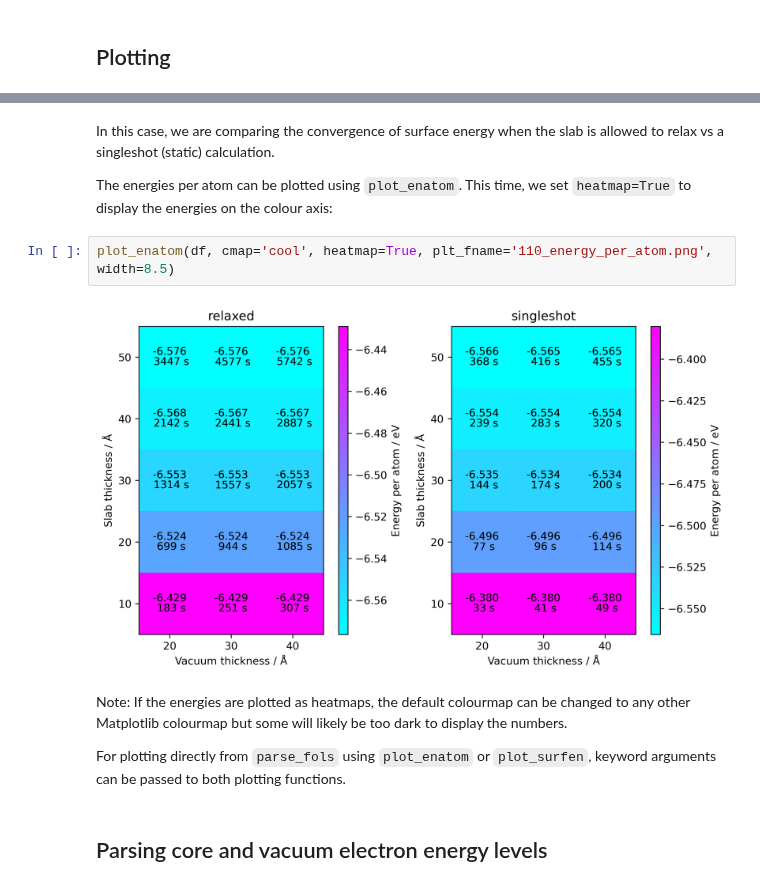
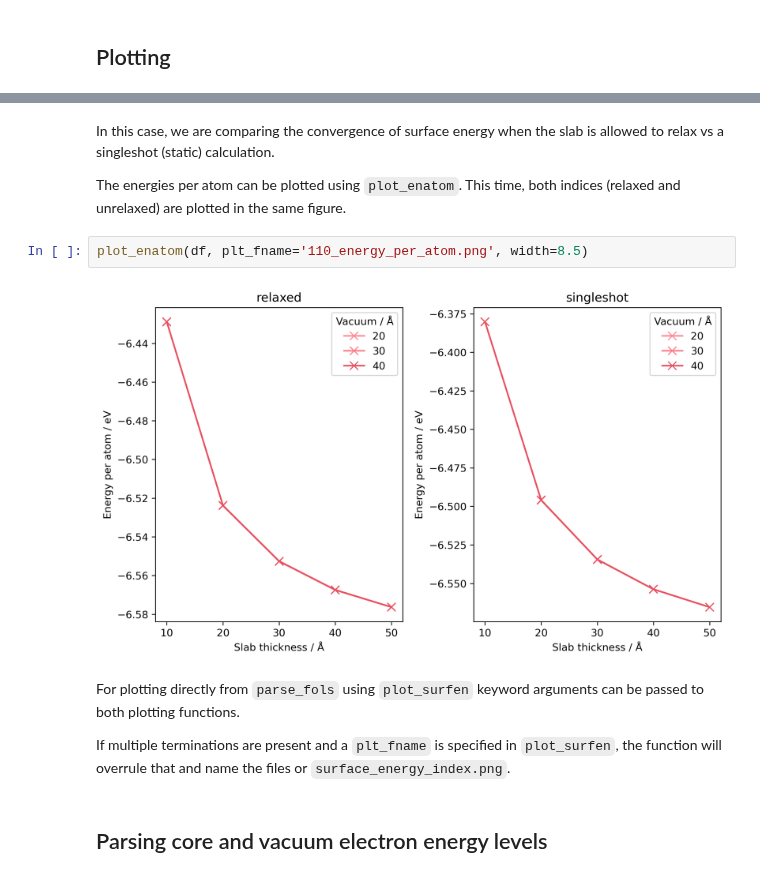
Before and after one commit to SMTG-Bham/surfaxe, a Jupyter notebook: tutorials/convergence/convergence_tutorial.ipynb, the cells around one changed output, grey strips where cells are left out. Cells and saved outputs as stored; diff of their text form.

Commit message:
correct tutorials for parse energies

```diff
--- a/tutorials/convergence/convergence_tutorial.ipynb
+++ b/tutorials/convergence/convergence_tutorial.ipynb
@@ -93,15 +95,15 @@ plot_surfen(df, plt_fname='110_surface_energy.png', width=7, height=7)
 # %% [markdown]
 In this case, we are comparing the convergence of surface energy when the slab is allowed to relax vs a singleshot (static) calculation.
 
-The energies per atom can be plotted using `plot_enatom`. This time, we set `heatmap=True` to display the energies on the colour axis:
+The energies per atom can be plotted using `plot_enatom`. This time, both indices (relaxed and unrelaxed) are plotted in the same figure.
 # %%
-plot_enatom(df, cmap='cool', heatmap=True, plt_fname='110_energy_per_atom.png', width=8.5)
+plot_enatom(df, plt_fname='110_energy_per_atom.png', width=8.5)
 # %% [output]
-[figure, old version]
+[figure, new version]
-# %% [markdown]
-Note: If the energies are plotted as heatmaps, the default colourmap can be changed to any other Matplotlib colourmap but some will likely be too dark to display the numbers.
-
-For plotting directly from `parse_fols` using `plot_enatom` or `plot_surfen`, keyword arguments can be passed to both plotting functions.
+# %% [markdown]
+For plotting directly from `parse_fols` using `plot_surfen` keyword arguments can be passed to both plotting functions.
+
+If multiple terminations are present and a `plt_fname` is specified in `plot_surfen`, the function will overrule that and name the files or `surface_energy_index.png`.
 # %% [markdown]
 ## Parsing core and vacuum electron energy levels
 # %% [markdown]
```
Also changed, not shown: parts of 9 cells of this notebook, 6 other files.
